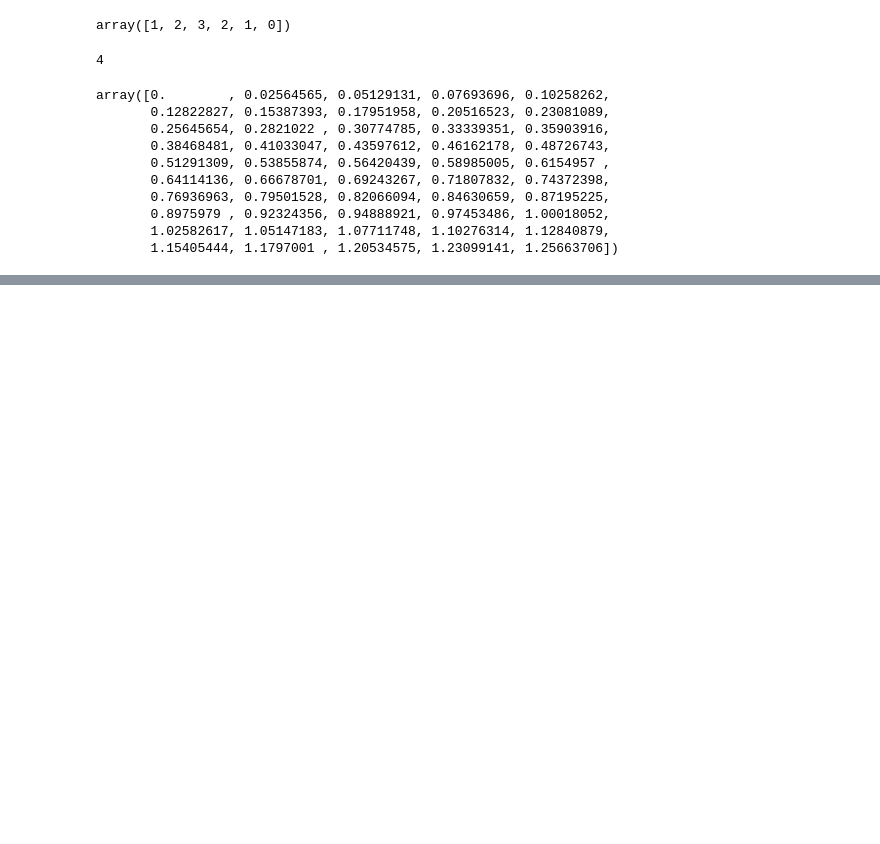
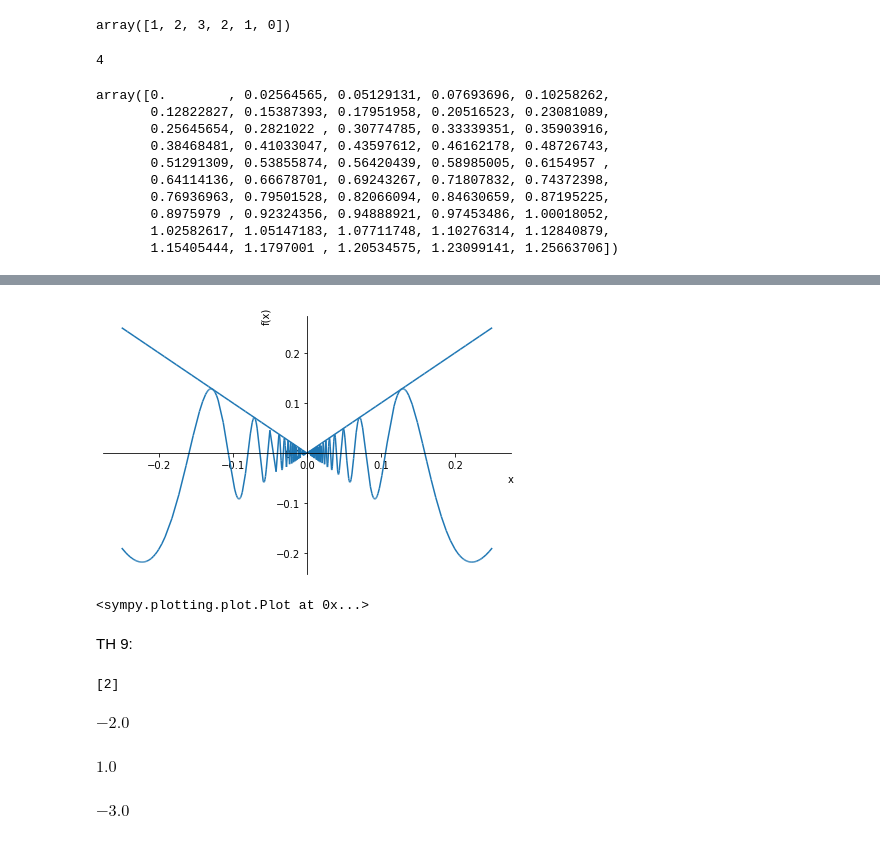
Before and after one commit to NguyenDucHuyCNTT31/THToanCaoCap, a Jupyter notebook: TH_Chương5.ipynb, the cells around one changed output, grey strips where cells are left out. Drawn from its saved outputs; the diff is of its cells as text; code cells hidden in the pictures; blank space fills up the shorter version.

```diff
--- a/TH_Chương5.ipynb
+++ b/TH_Chương5.ipynb
@@ -86,0 +192,32 @@ IndexError: ignored
+# %%
+sympy.plot(f,abs(x),(x,c-delta,c+delta))
+# %% [output]
+[figure, added]
+<sympy.plotting.plot.Plot at 0x...>
+# %% [markdown]
+TH 9:
+# %%
+from sympy import Symbol, solve, Derivative
+x = Symbol('x')
+f = -x**2+4*x-3
+d1=Derivative(f, x).doit()
+cuctri = solve(d1)
+cuctri
+# %% [output]
+[2]
+# %%
+A = cuctri[0]
+d2 = Derivative(d1, x).doit()
+d2.subs({x:A}).evalf()
+# %% [output]
+$\displaystyle -2.0$
+# %%
+x_min=0
+x_max=4
+f.subs({x:A}).evalf()
+# %% [output]
+$\displaystyle 1.0$
+# %%
+f.subs({x:x_min}).evalf()
+# %% [output]
+$\displaystyle -3.0$
```
Also changed, not shown: parts of 24 cells of this notebook.
